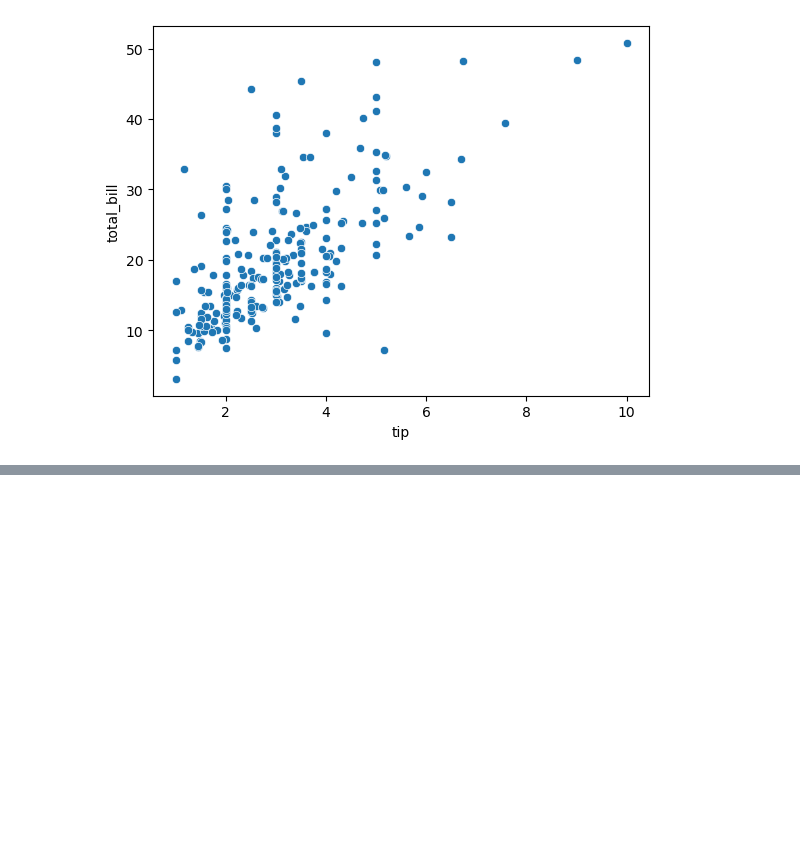
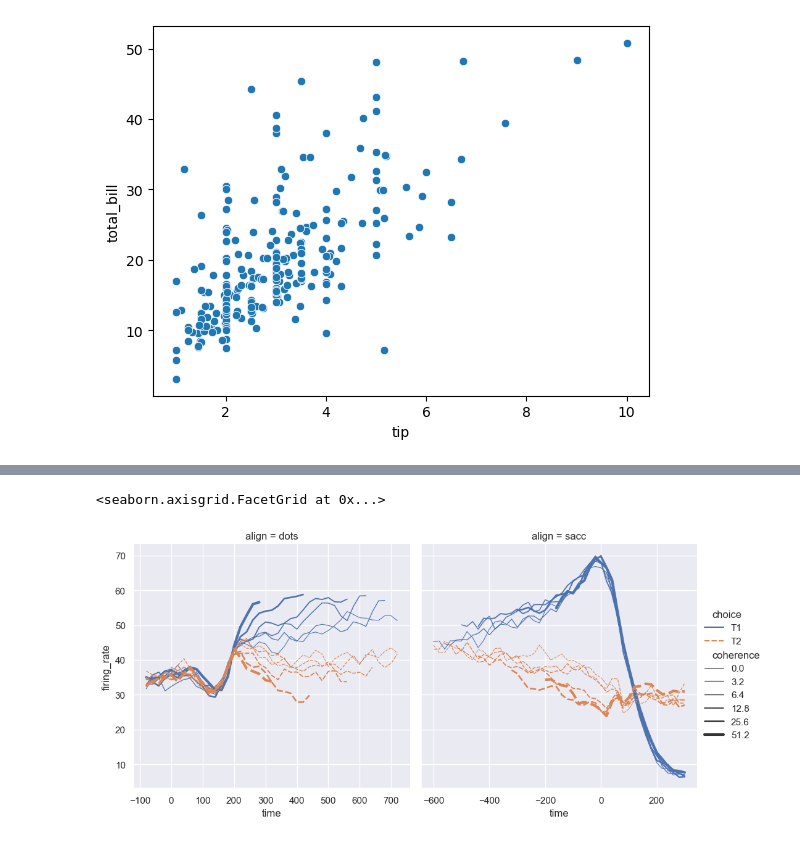
Before and after one commit to SpandanBasack/MachineLearning, a Jupyter notebook: Seaborn/Seaborn_Starter.ipynb, the cells around one changed output, grey strips where cells are left out. Drawn from its saved outputs; the diff is of its cells as text; code cells hidden in the pictures; blank space fills up the shorter version.

```diff
--- a/Seaborn/Seaborn_Starter.ipynb
+++ b/Seaborn/Seaborn_Starter.ipynb
@@ -48,0 +63,3 @@ sns.scatterplot(x="tip", y="total_bill", data=tips)
+# %%
+dots = sns.load_dataset('dots')
+dots
@@ -48,0 +80,5 @@ sns.scatterplot(x="tip", y="total_bill", data=tips)
+# %%
+sns.relplot(data=dots, x='time', y='firing_rate', hue='choice', style='choice', col='align', size='coherence', kind='line', facet_kws=dict(sharex=False))
+# %% [output]
+<seaborn.axisgrid.FacetGrid at 0x...>
+[figure, added]
```
Also changed, not shown: parts of 19 cells of this notebook.
